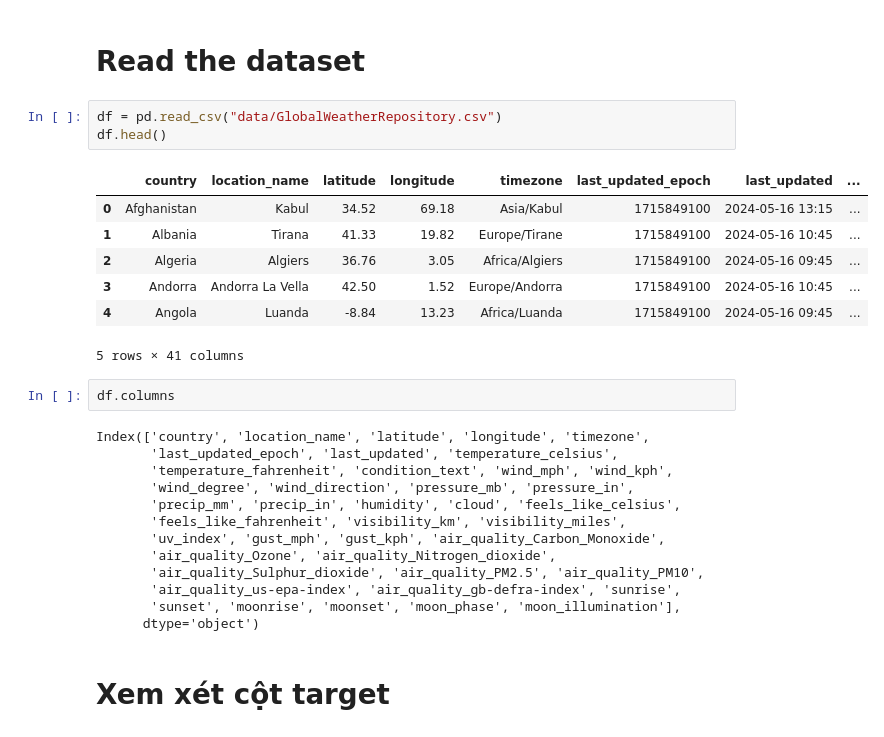
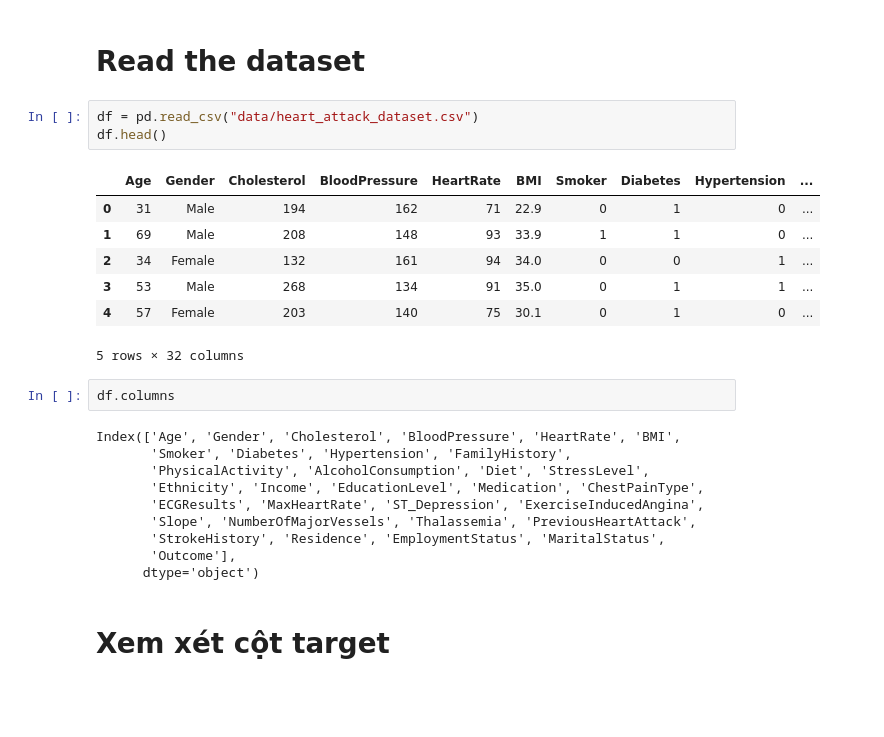
Before and after one commit to zalexdevon/notebook_research, a Jupyter notebook: data_ingestion.ipynb, the cells around one changed output. Drawn from its saved outputs; the diff is of its cells as text; blank space fills up the shorter version.

```diff
--- a/data_ingestion.ipynb
+++ b/data_ingestion.ipynb
@@ -46,30 +46,27 @@ import pandas as pd
 # %% [markdown]
 # Read the dataset
 # %%
-df = pd.read_csv("data/GlobalWeatherRepository.csv")
+df = pd.read_csv("data/heart_attack_dataset.csv")
 df.head()
 # %% [output]
-|  | country | location_name | latitude | longitude | timezone | last_updated_epoch | last_updated | ... |
-| 0 | Afghanistan | Kabul | 34.52 | 69.18 | Asia/Kabul | 1715849100 | 2024-05-16 13:15 | ... |
-| 1 | Albania | Tirana | 41.33 | 19.82 | Europe/Tirane | 1715849100 | 2024-05-16 10:45 | ... |
-| 2 | Algeria | Algiers | 36.76 | 3.05 | Africa/Algiers | 1715849100 | 2024-05-16 09:45 | ... |
-| 3 | Andorra | Andorra La Vella | 42.50 | 1.52 | Europe/Andorra | 1715849100 | 2024-05-16 10:45 | ... |
-| 4 | Angola | Luanda | -8.84 | 13.23 | Africa/Luanda | 1715849100 | 2024-05-16 09:45 | ... |
+|  | Age | Gender | Cholesterol | BloodPressure | HeartRate | BMI | Smoker | Diabetes | Hypertension | ... |
+| 0 | 31 | Male | 194 | 162 | 71 | 22.9 | 0 | 1 | 0 | ... |
+| 1 | 69 | Male | 208 | 148 | 93 | 33.9 | 1 | 1 | 0 | ... |
+| 2 | 34 | Female | 132 | 161 | 94 | 34.0 | 0 | 0 | 1 | ... |
+| 3 | 53 | Male | 268 | 134 | 91 | 35.0 | 0 | 1 | 1 | ... |
+| 4 | 57 | Female | 203 | 140 | 75 | 30.1 | 0 | 1 | 0 | ... |
-5 rows × 41 columns
+5 rows × 32 columns
 # %%
 df.columns
 # %% [output]
-Index(['country', 'location_name', 'latitude', 'longitude', 'timezone',
-       'last_updated_epoch', 'last_updated', 'temperature_celsius',
-       'temperature_fahrenheit', 'condition_text', 'wind_mph', 'wind_kph',
-       'wind_degree', 'wind_direction', 'pressure_mb', 'pressure_in',
-       'precip_mm', 'precip_in', 'humidity', 'cloud', 'feels_like_celsius',
-       'feels_like_fahrenheit', 'visibility_km', 'visibility_miles',
-       'uv_index', 'gust_mph', 'gust_kph', 'air_quality_Carbon_Monoxide',
-       'air_quality_Ozone', 'air_quality_Nitrogen_dioxide',
-       'air_quality_Sulphur_dioxide', 'air_quality_PM2.5', 'air_quality_PM10',
-       'air_quality_us-epa-index', 'air_quality_gb-defra-index', 'sunrise',
-       'sunset', 'moonrise', 'moonset', 'moon_phase', 'moon_illumination'],
+Index(['Age', 'Gender', 'Cholesterol', 'BloodPressure', 'HeartRate', 'BMI',
+       'Smoker', 'Diabetes', 'Hypertension', 'FamilyHistory',
+       'PhysicalActivity', 'AlcoholConsumption', 'Diet', 'StressLevel',
+       'Ethnicity', 'Income', 'EducationLevel', 'Medication', 'ChestPainType',
+       'ECGResults', 'MaxHeartRate', 'ST_Depression', 'ExerciseInducedAngina',
+       'Slope', 'NumberOfMajorVessels', 'Thalassemia', 'PreviousHeartAttack',
+       'StrokeHistory', 'Residence', 'EmploymentStatus', 'MaritalStatus',
+       'Outcome'],
       dtype='object')
 # %% [markdown]
 # Xem xét cột target
```
Also changed, not shown: parts of 12 cells of this notebook, 2 other files.
